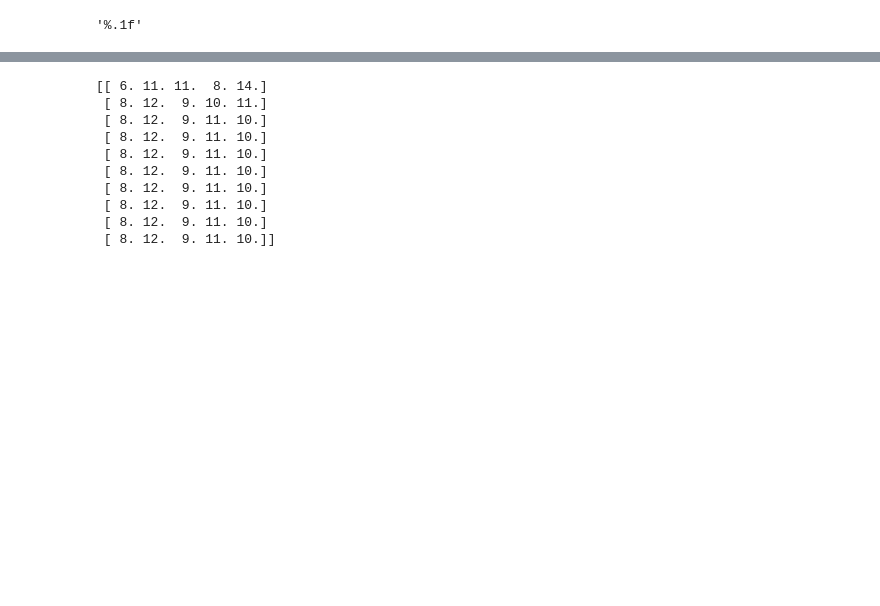
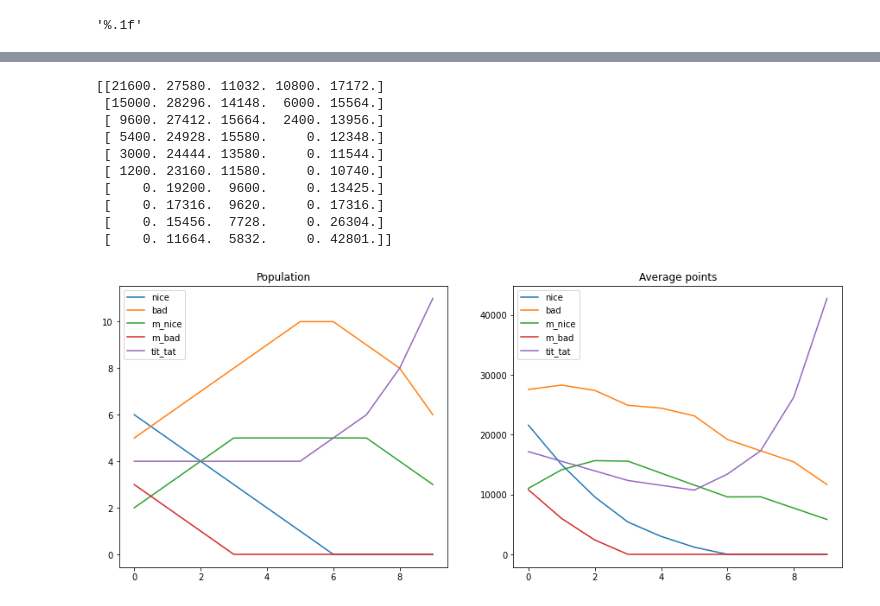
Before and after one commit to luca430/prisoner_dilemma, a Jupyter notebook: Project.ipynb, the cells around one changed output, grey strips where cells are left out. Saved outputs shown, nothing was run; the diff lists cells and outputs as text; code cells hidden in the pictures; blank space fills up the shorter version.

```diff
--- a/Project.ipynb
+++ b/Project.ipynb
@@ -234,8 +254,9 @@ update = {'update_1': partial(update_1),
 # %%
 #Punto 3)
 
-#h = [1,1,1,1,1,1,1,4,4,4]
-h = npr.randint(0,len(s),size=50)
+npr.seed(10)
+#h = [0,1,1,1,1,1,1,4,4,4,4,4,4]
+h = npr.randint(0,len(s),size=20)
 
 def tournament(h,f,it = None):
 
@@ -243,32 +264,50 @@ def tournament(h,f,it = None):
     N = len(h)
 
     n_matrix = np.zeros([it,len(s)])  #matrice per salvare il numero di strat per it
+    val_matrix = np.zeros([it,len(s)])  #matrice per salvare il punteggio medio di una strat per it
 
     for i in range(it):
         strategies, average_results = round_robin(h)
         unique, numbers = np.unique(h, return_counts = True)
         numbers_1 = np.array([0 for i in range(len(s))])
+        average_1 = np.array([0 for i in range(len(s))])
 
         for j in range(len(unique)):
             numbers_1[unique[j]] = int(numbers[j])
+        for j in range(len(strategies)):
+            average_1[strategies[j]] = average_results[j]
 
         n_matrix[i] = numbers_1
+        val_matrix[i] = average_1
 
         h = update[f](N,strategies,average_results)
 
-    print(n_matrix)
+    return n_matrix, val_matrix
 
-    return
-
-tournament(h,'update_1',it=10)
+k = 10
+n_ma, val_ma = tournament(h,'update_1',it=k)
-# %% [output]
-[[ 6. 11. 11.  8. 14.]
- [ 8. 12.  9. 10. 11.]
- [ 8. 12.  9. 11. 10.]
- [ 8. 12.  9. 11. 10.]
- [ 8. 12.  9. 11. 10.]
- [ 8. 12.  9. 11. 10.]
- [ 8. 12.  9. 11. 10.]
- [ 8. 12.  9. 11. 10.]
- [ 8. 12.  9. 11. 10.]
- [ 8. 12.  9. 11. 10.]]
+# %%
+print(val_ma)
+
+fig, (ax1,ax2) = plt.subplots(nrows=1,ncols=2,figsize=(15,6))
+
+for i in range(len(s)):
+    ax1.plot(np.arange(k),n_ma.T[i],label=s[i])
+    ax1.set_title('Population')
+    ax2.plot(np.arange(k),val_ma.T[i],label=s[i])
+    ax2.set_title('Average points')
+    ax1.legend()
+    ax2.legend()
+plt.show()
+# %% [output]
+[[21600. 27580. 11032. 10800. 17172.]
+ [15000. 28296. 14148.  6000. 15564.]
+ [ 9600. 27412. 15664.  2400. 13956.]
+ [ 5400. 24928. 15580.     0. 12348.]
+ [ 3000. 24444. 13580.     0. 11544.]
+ [ 1200. 23160. 11580.     0. 10740.]
+ [    0. 19200.  9600.     0. 13425.]
+ [    0. 17316.  9620.     0. 17316.]
+ [    0. 15456.  7728.     0. 26304.]
+ [    0. 11664.  5832.     0. 42801.]]
+[figure, added]
```
Also changed, not shown: parts of 4 cells of this notebook.
